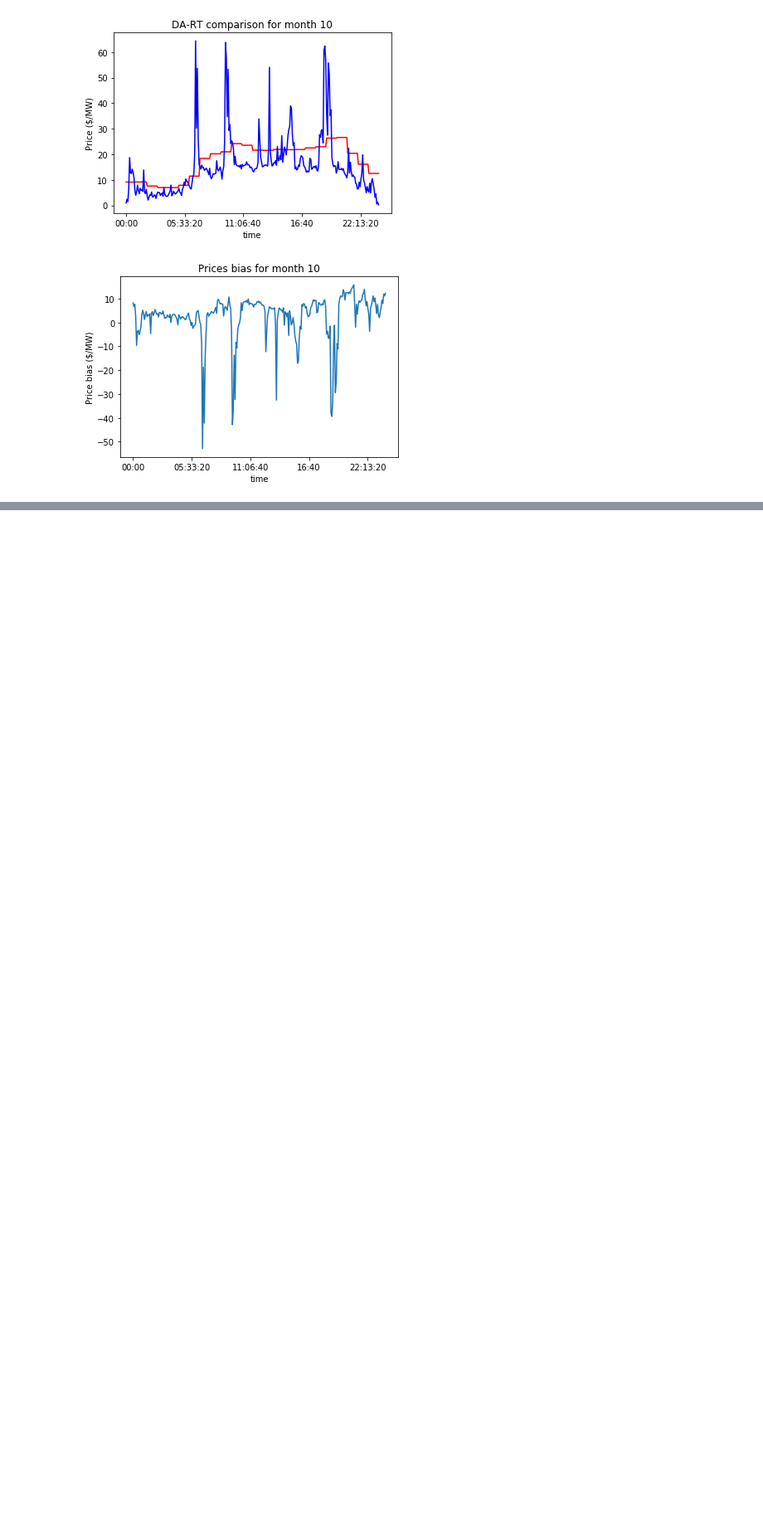
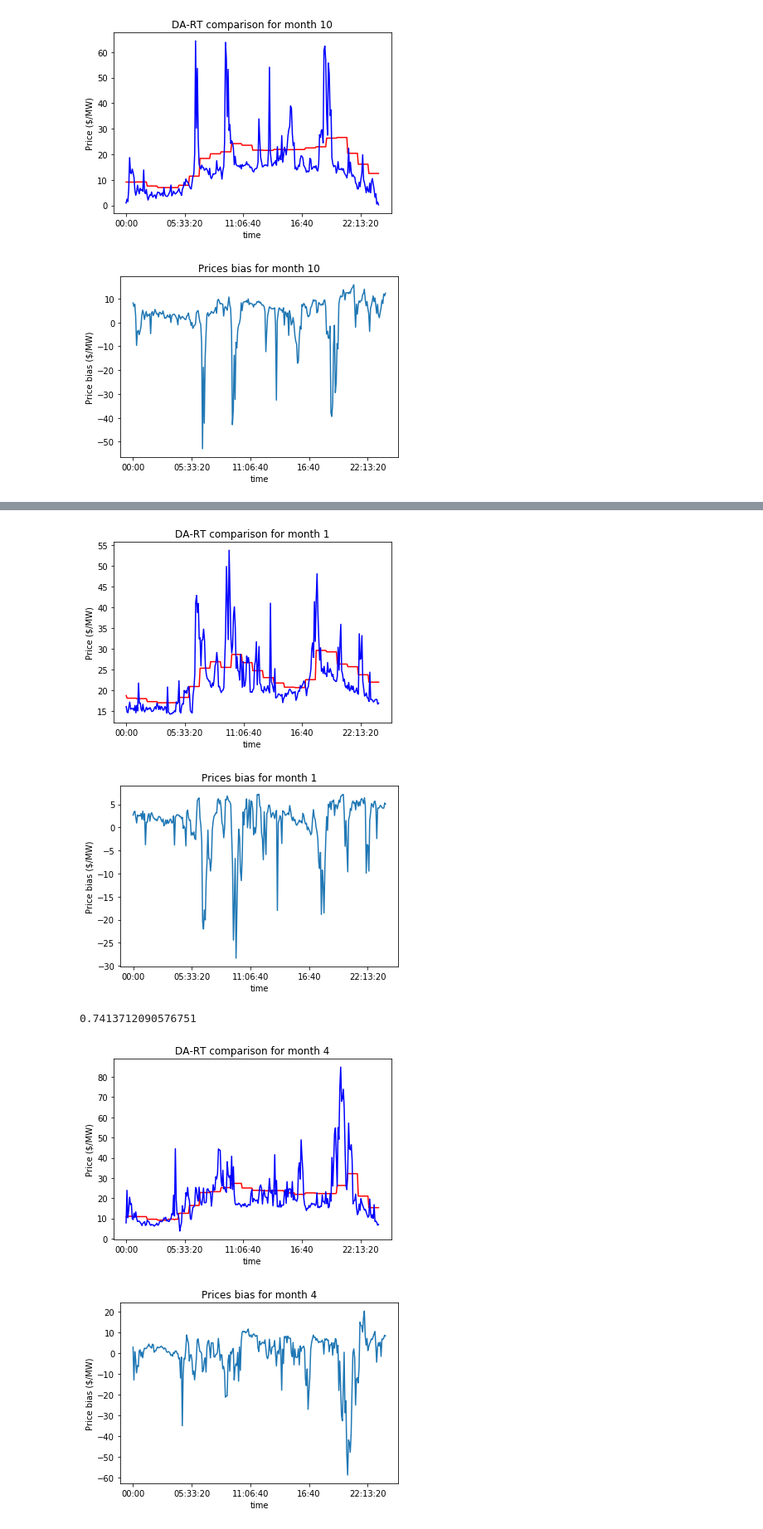
Before and after one commit to felipeascouto/energy, a Jupyter notebook: research_p1.ipynb, the cells around one changed output, grey strips where cells are left out. Shown at 83% size. Saved outputs shown, nothing was run; the diff lists cells and outputs as text; code cells hidden in the pictures; blank space fills up the shorter version.

```diff
--- a/research_p1.ipynb
+++ b/research_p1.ipynb
@@ -743,0 +761,45 @@ by_month[by_month['Local Time']==peaks.index[0]].sort_values('LMP_RT',ascending=
+# %%
+# Deleting outliers for RT > ceiling
+
+filled_months = filled['Local Date'].values.tolist()
+months = []
+for month in filled_months:
+    months.append(month.month)
+filled['Month'] = np.array(months)
+
+ceiling = 1000
+
+for n in [1,4,7,10]:
+    by_month = filled[(filled['Month']==n)&(filled['LMP_RT']<ceiling)]
+    data1 = by_month.groupby('Local Time')[['LMP_DA']].mean()
+    data2 = by_month.groupby('Local Time')[['LMP_RT']].mean()
+
+    time = data1.index
+
+    data1['sem'] = by_month.groupby('Local Time')[['LMP_DA']].sem()
+    data2['sem'] = by_month.groupby('Local Time')[['LMP_RT']].sem()
+
+    fig, ax1 = plt.subplots()
+
+    ax1.plot(time,data1['LMP_DA'],'red')
+    ax1.plot(time,data2['LMP_RT'],'blue')
+
+    plt.ylabel('Price ($/MW)')
+    plt.title('DA-RT comparison for month {}'.format(n))
+    plt.show()
+
+    fig, ax2 = plt.subplots()
+
+    data3 = by_month.groupby('Local Time')[['spread']].mean()
+
+    ax2.plot(time,data3['spread'])
+    plt.ylabel('Price bias ($/MW)')
+    plt.title('Prices bias for month {}'.format(n))
+    plt.show()
+    print(data3['spread'].mean())
+# %% [output]
+[figure, added]
+[figure, added]
+0.7413712090576751
+[figure, added]
+[figure, added]
```
Also changed, not shown: parts of 8 cells of this notebook.
